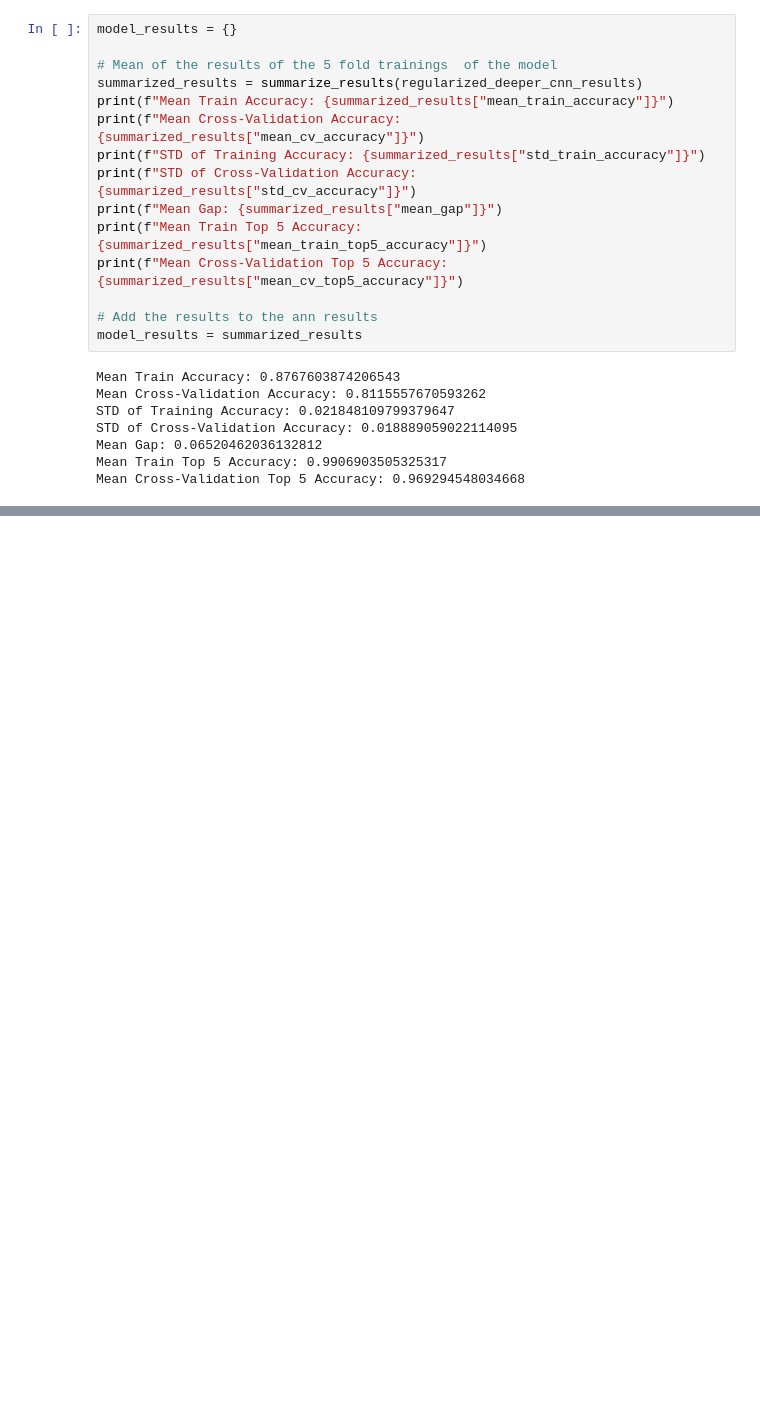
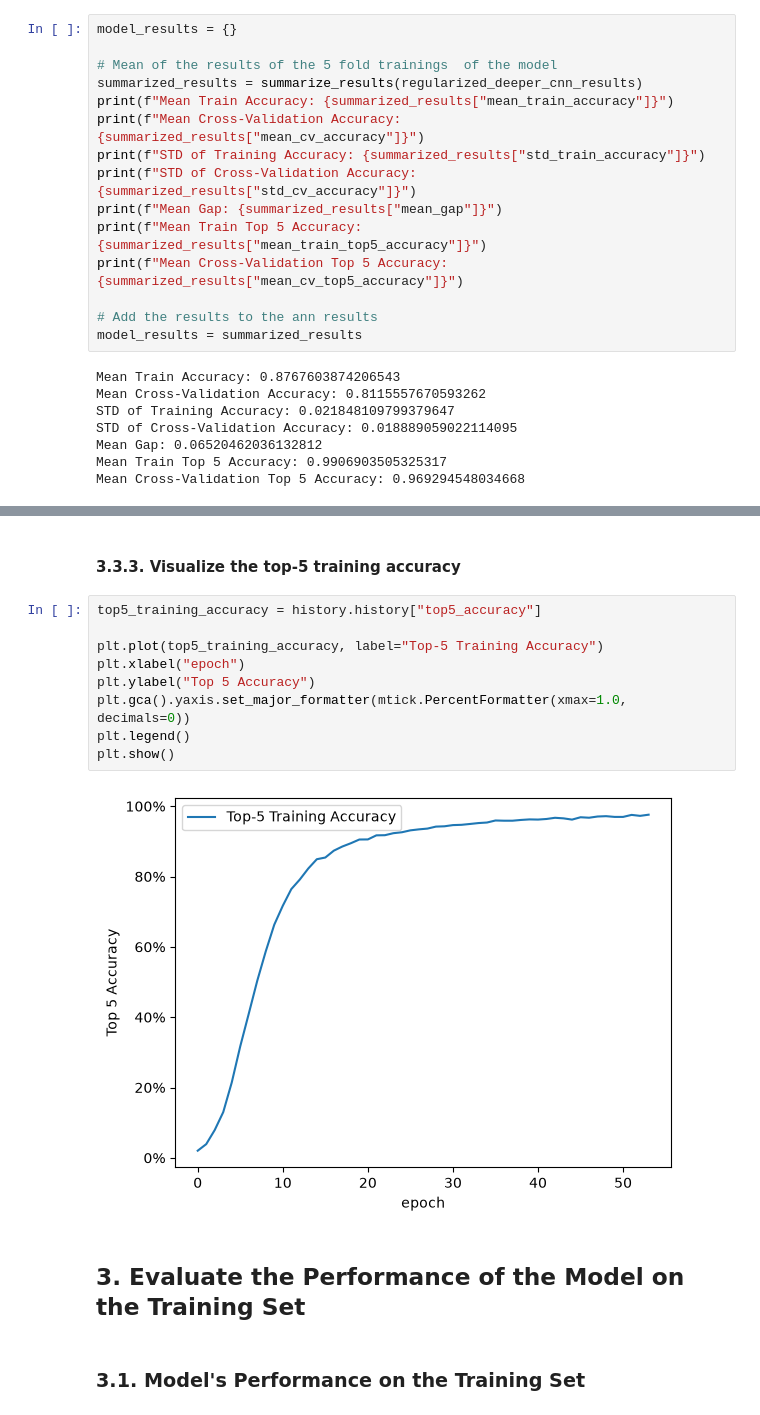
Before and after one commit to Wedi-Nachew/Geez-OCR, a Jupyter notebook: geez_ocr.ipynb, the cells around one changed output, grey strips where cells are left out. Cells and saved outputs as stored; diff of their text form; blank space fills up the shorter version.

```diff
--- a/geez_ocr.ipynb
+++ b/geez_ocr.ipynb
@@ -174,0 +285,17 @@ Mean Cross-Validation Top 5 Accuracy: 0.969294548034668
+# %% [markdown]
+#### 3.3.3. Visualize the top-5 training accuracy
+# %%
+top5_training_accuracy = history.history["top5_accuracy"]
+
+plt.plot(top5_training_accuracy, label="Top-5 Training Accuracy")
+plt.xlabel("epoch")
+plt.ylabel("Top 5 Accuracy")
+plt.gca().yaxis.set_major_formatter(mtick.PercentFormatter(xmax=1.0, decimals=0))
+plt.legend()
+plt.show()
+# %% [output]
+[figure, added]
+# %% [markdown]
+## 3. Evaluate the Performance of the Model on the Training Set
+# %% [markdown]
+### 3.1. Model's Performance on the Training Set
```
Also changed, not shown: parts of 39 cells of this notebook, 2 other files.
